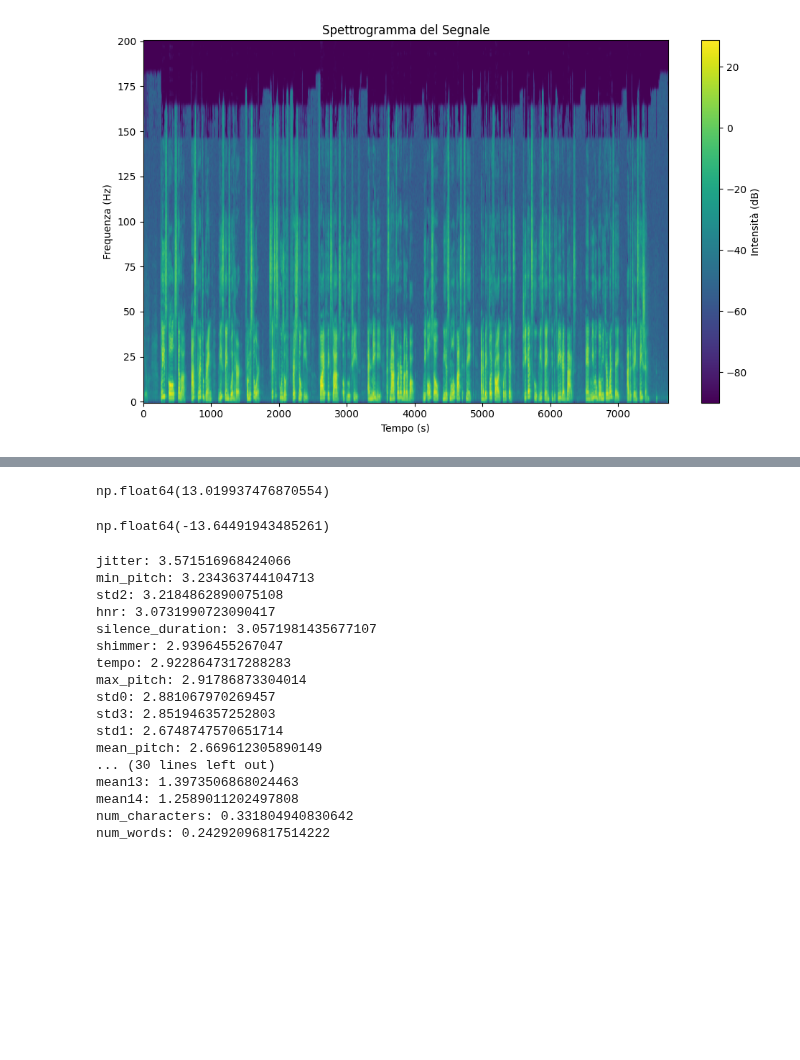
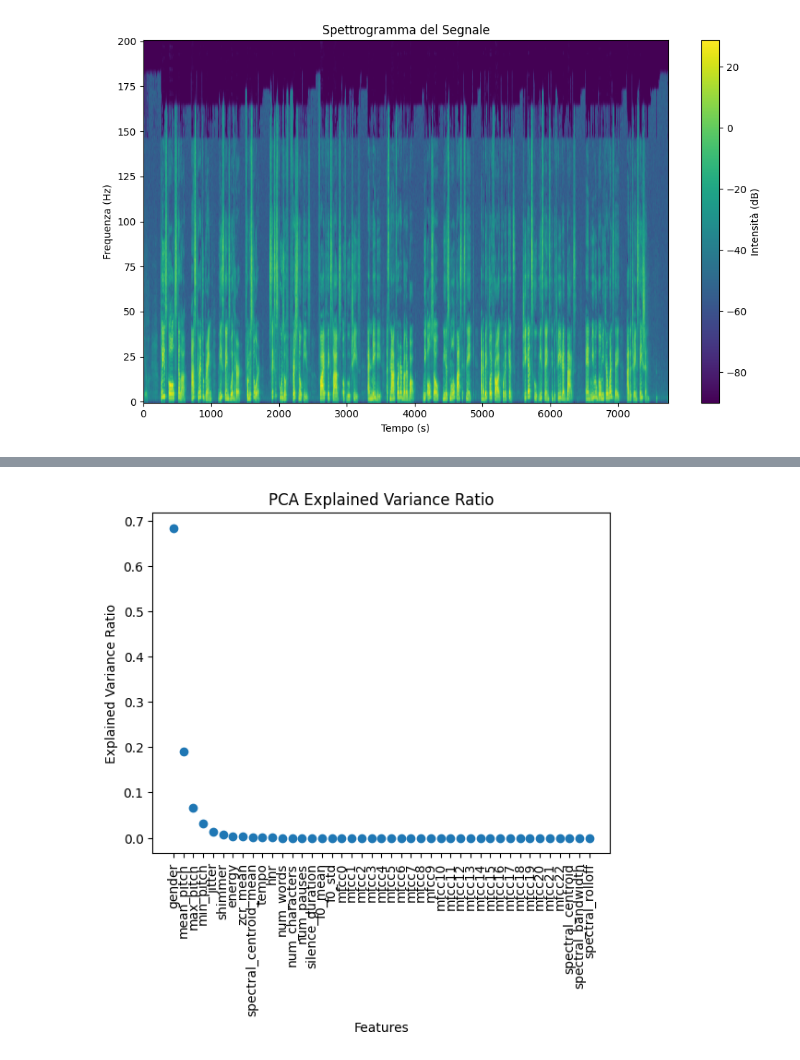
Before and after one commit to Nuzz23/01TWZSM_DataScienceLab, a Jupyter notebook: Assignment/Nunzio/Spectrogram.ipynb, the cells around one changed output, grey strips where cells are left out. Drawn from its saved outputs; the diff is of its cells as text; code cells hidden in the pictures; blank space fills up the shorter version.

```diff
--- a/Assignment/Nunzio/Spectrogram.ipynb
+++ b/Assignment/Nunzio/Spectrogram.ipynb
@@ -171,13 +223,0 @@ spect = pd.DataFrame(spect, index=[f'mfcc{i}' for i in range(0,60)]).T
-# %%
-# from sklearn.metrics import
-from sklearn.model_selection import train_test_split
-from sklearn.ensemble import RandomForestRegressor
-from sklearn.metrics import root_mean_squared_error
-
-temp = pd.read_csv('.././data/development.csv', index_col=0)
-
-temp['tempo'] = temp['tempo'].map(lambda x:x[1:-1]).astype(np.float32)
-age = temp['age']
-
-temp['path'] = temp['path'].map(lambda x: x.split('/')[-1])
-temp
@@ -199,43 +224,15 @@ temp
-# %%
-temp = temp.set_index(temp['path'])
-
-temp = pd.concat([temp.sort_index(), spect.sort_index()], axis=1)
-# %%
-remove = ['age', 'sampling_rate', 'gender', 'ethnicity', 'path']
-x_train, x_test, y_train, y_test = train_test_split(temp.drop(columns=remove), age, test_size=0.20)
-# %%
-clf = RandomForestRegressor(n_jobs=-1)
-
-clf.fit(x_train, y_train)
-
-root_mean_squared_error(y_test, clf.predict(x_test))
-# %% [output]
-np.float64(13.019937476870554)
-# %%
-from sklearn.model_selection import cross_val_score
-from sklearn.neural_network import MLPRegressor
-
-cross_val_score(MLPRegressor(), temp.drop(columns=remove), age, cv=10, scoring='neg_root_mean_squared_error').mean()
-# %% [output]
-np.float64(-13.64491943485261)
-# %%
-for v,k in sorted(zip(clf.feature_importances_, temp.drop(columns=remove).columns), key=lambda x:x[0], reverse=True):
-    print(f'{k}: {v*100}')
-# %% [output]
-jitter: 3.571516968424066
-min_pitch: 3.234363744104713
-std2: 3.2184862890075108
-hnr: 3.0731990723090417
-silence_duration: 3.0571981435677107
-shimmer: 2.9396455267047
-tempo: 2.9228647317288283
-max_pitch: 2.91786873304014
-std0: 2.881067970269457
-std3: 2.851946357252803
-std1: 2.6748747570651714
-mean_pitch: 2.669612305890149
-... (30 lines left out)
-mean13: 1.3973506868024463
-mean14: 1.2589011202497808
-num_characters: 0.331804940830642
-num_words: 0.24292096817514222
+# %%
+from sklearn.decomposition import PCA
+
+pca = PCA(n_components=temp.drop(columns=remove).shape[1])
+pca_result = pca.fit(temp.drop(columns=remove)).explained_variance_ratio_
+
+pca_df = pd.DataFrame(pca_result, index=temp.drop(columns=remove).columns, columns=['explained_variance_ratio'])
+plt.scatter(pca_df.index, pca_df['explained_variance_ratio'])
+plt.xlabel('Features')
+plt.ylabel('Explained Variance Ratio')
+plt.title('PCA Explained Variance Ratio')
+plt.xticks(rotation=90)
+plt.show()
+# %% [output]
+[figure, added]
```
Also changed, not shown: parts of 37 cells of this notebook, 2 other files.
